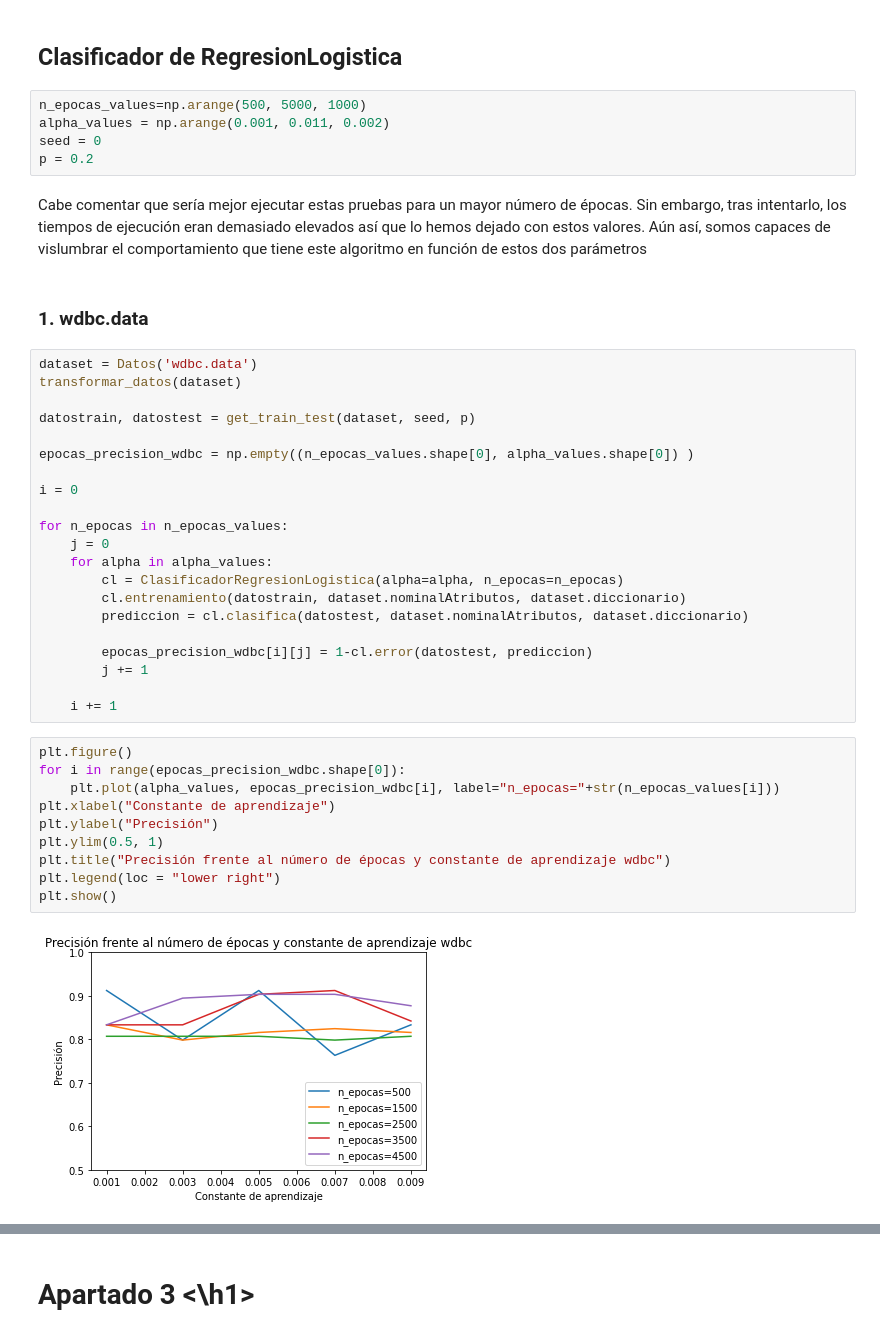
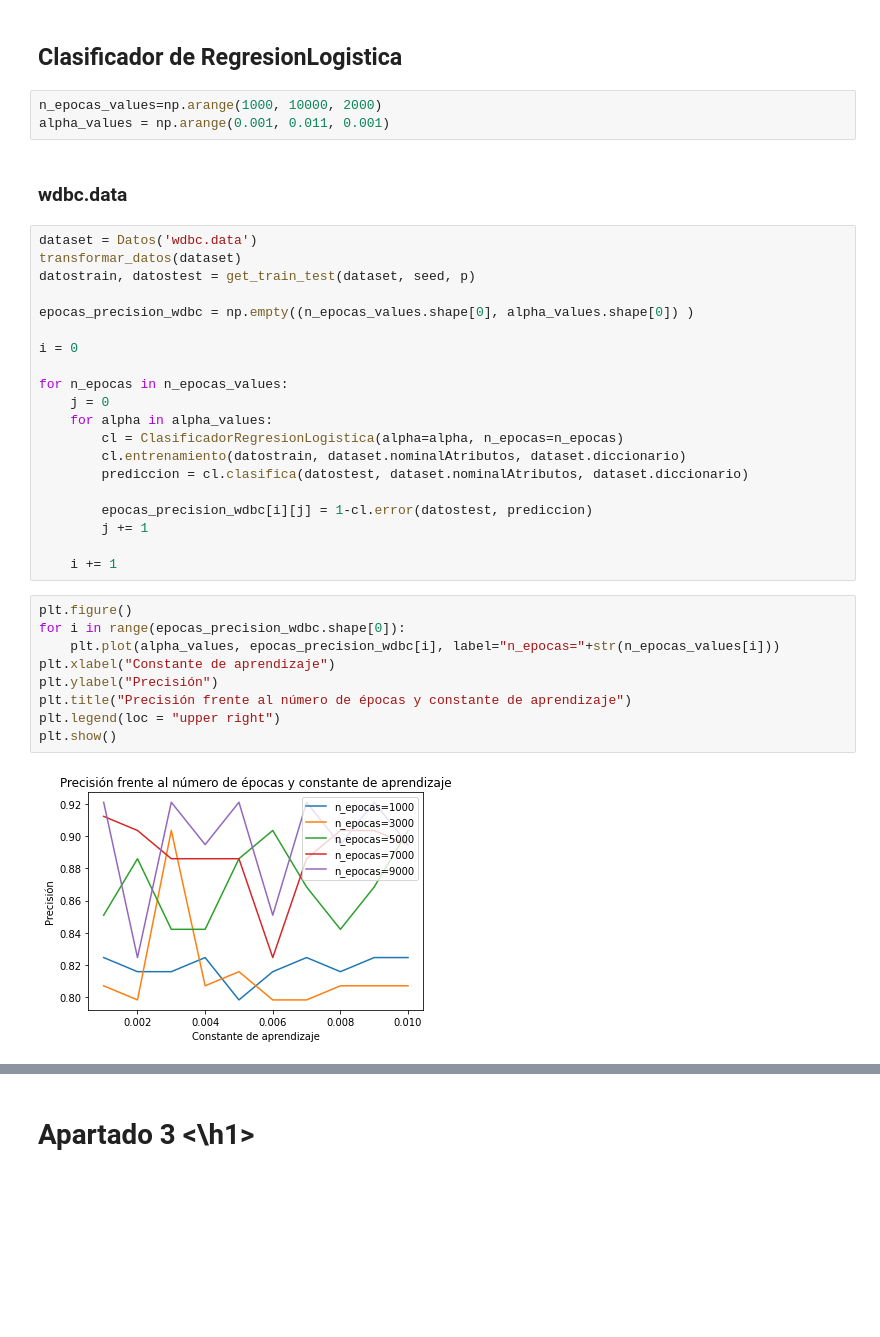
Before and after one commit to Albertogk/FAA, a Jupyter notebook: practica2/main.ipynb, the cells around one changed output, grey strips where cells are left out. Saved outputs shown, nothing was run; the diff lists cells and outputs as text; blank space fills up the shorter version.

```diff
--- a/practica2/main.ipynb
+++ b/practica2/main.ipynb
@@ -482,18 +477,13 @@ Esquema de las ejecuciones:
 # %% [markdown]
 <h2>Clasificador de RegresionLogistica</h2>
 # %%
-n_epocas_values=np.arange(500, 5000, 1000)
-alpha_values = np.arange(0.001, 0.011, 0.002)
-seed = 0
-p = 0.2
+n_epocas_values=np.arange(1000, 10000, 2000)
+alpha_values = np.arange(0.001, 0.011, 0.001)
-# %% [markdown]
-Cabe comentar que sería mejor ejecutar estas pruebas para un mayor número de épocas. Sin embargo, tras intentarlo, los tiempos de ejecución eran demasiado elevados así que lo hemos dejado con estos valores. Aún así, somos capaces de vislumbrar el comportamiento que tiene este algoritmo en función de estos dos parámetros
 # %% [markdown]
-<h3>1. wdbc.data</h3>
+<h3>wdbc.data</h3>
 # %%
 dataset = Datos('wdbc.data')
 transformar_datos(dataset)
-
 datostrain, datostest = get_train_test(dataset, seed, p)
 
 epocas_precision_wdbc = np.empty((n_epocas_values.shape[0], alpha_values.shape[0]) )
@@ -514,12 +504,11 @@ for n_epocas in n_epocas_values:
 # %%
 plt.figure()
 for i in range(epocas_precision_wdbc.shape[0]):
     plt.plot(alpha_values, epocas_precision_wdbc[i], label="n_epocas="+str(n_epocas_values[i]))
 plt.xlabel("Constante de aprendizaje")
 plt.ylabel("Precisión")
-plt.ylim(0.5, 1)
-plt.title("Precisión frente al número de épocas y constante de aprendizaje wdbc")
-plt.legend(loc = "lower right")
+plt.title("Precisión frente al número de épocas y constante de aprendizaje")
+plt.legend(loc = "upper right")
 plt.show()
 # %% [output]
-[figure, old version]
+[figure, new version]
```
Also changed, not shown: parts of 10 cells of this notebook.
